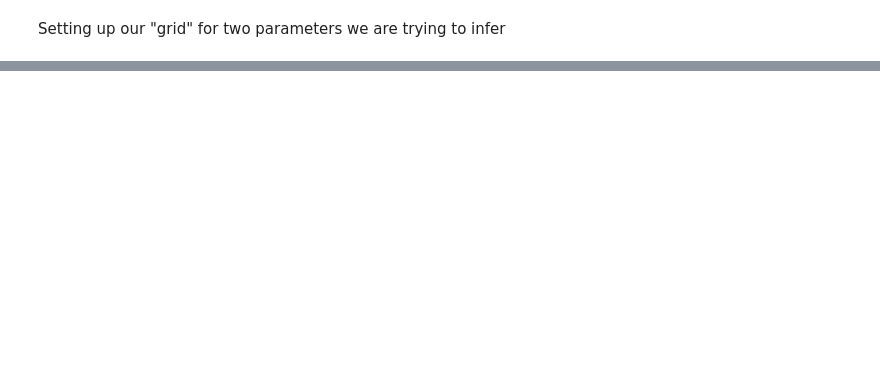
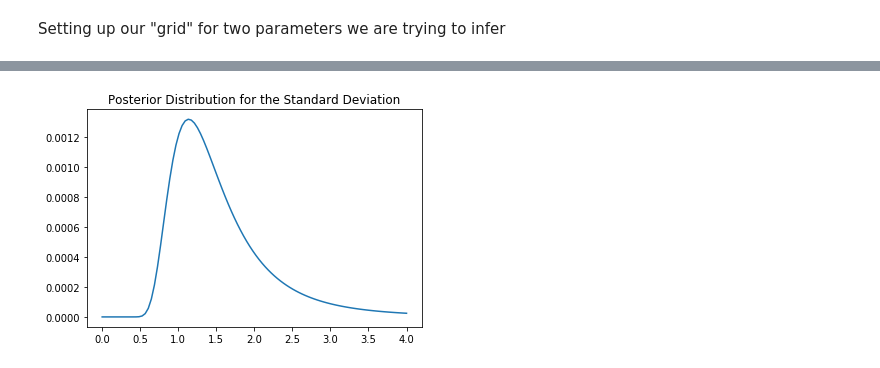
Before and after one commit to henrybechtel/bayes, a Jupyter notebook: bayes_grid.ipynb, the cells around one changed output, grey strips where cells are left out. Saved outputs shown, nothing was run; the diff lists cells and outputs as text; code cells hidden in the pictures; blank space fills up the shorter version.

```diff
--- a/bayes_grid.ipynb
+++ b/bayes_grid.ipynb
@@ -82,0 +117,5 @@ plt.contour(posterior);
+# %%
+plt.plot(hypotheses_2, posterior[max_posterior[0],:].T);
+plt.title("Posterior Distribution for the Standard Deviation");
+# %% [output]
+[figure, added]
```
Also changed, not shown: parts of 42 cells of this notebook.
